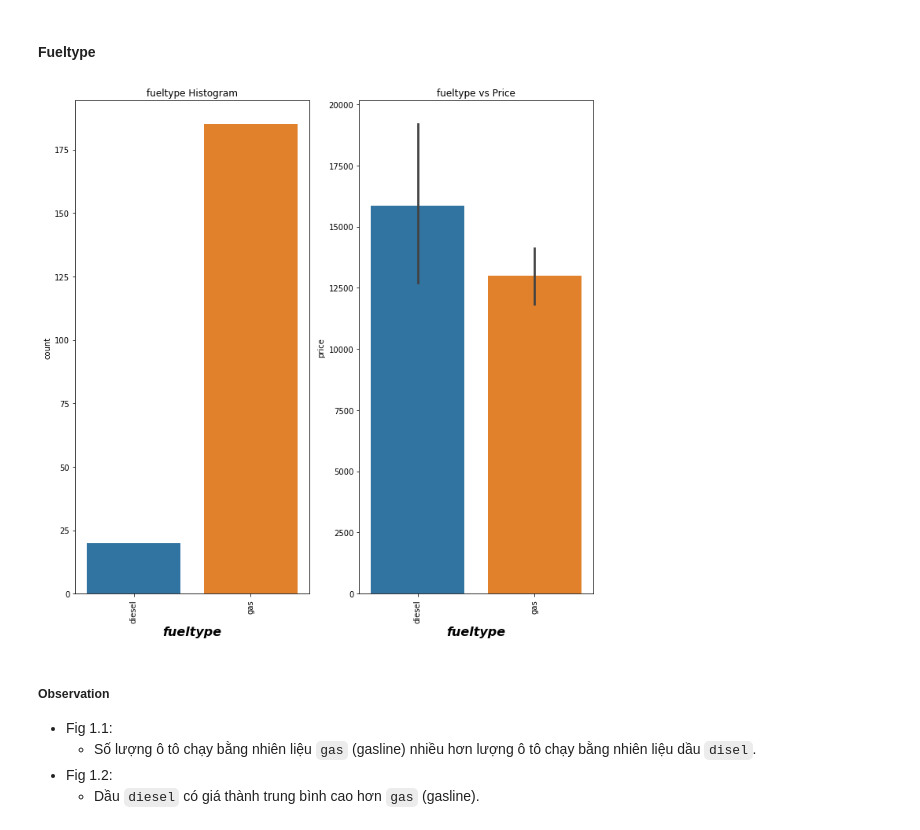
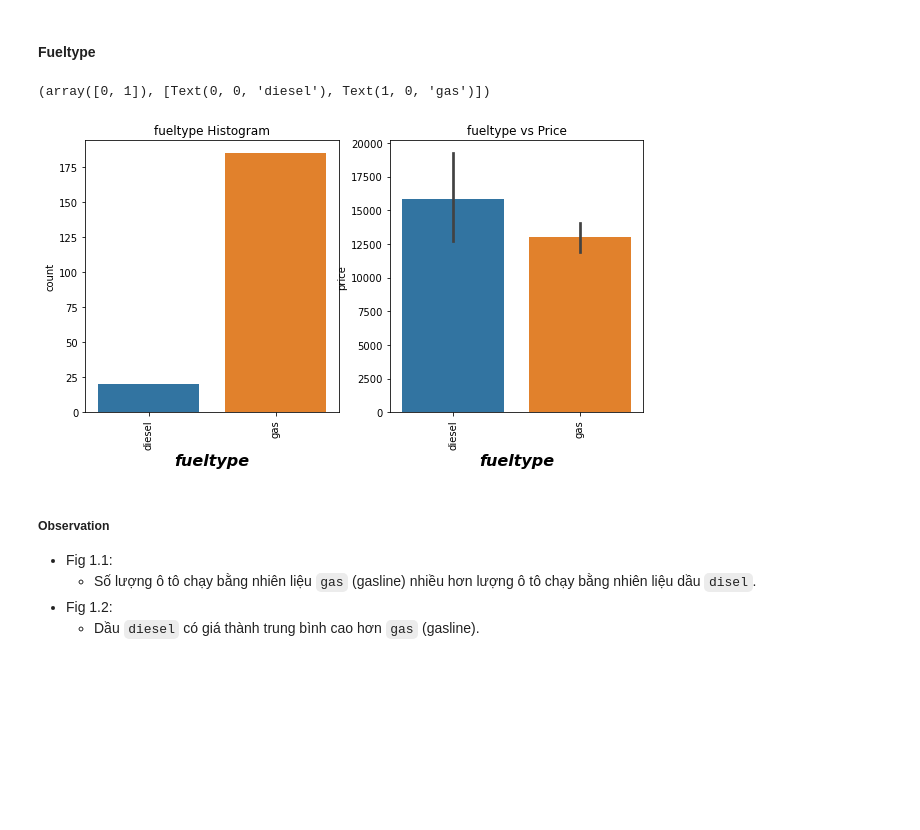
Before and after one commit to NgdHung31/Car-price, a Jupyter notebook: car-price-prediction-linear-regression-rfe.ipynb, the cells around one changed output. Drawn from its saved outputs; the diff is of its cells as text; code cells hidden in the pictures; blank space fills up the shorter version.

```diff
--- a/car-price-prediction-linear-regression-rfe.ipynb
+++ b/car-price-prediction-linear-regression-rfe.ipynb
@@ -350,27 +328,21 @@ plt.show()
 # %% [markdown]
 #### Fueltype
 # %%
-def plot_count(x,fig):
-    plt.subplot(1,2,fig)
-    plt.xlabel(x, size=16, fontstyle='italic', weight=900)
-    plt.title(x+' Histogram')
-    sns.countplot(cars[x])
-    plt.xticks(rotation= 90)
+plt.figure(figsize=(10,5))
+plt.subplot(1,2,1)
+plt.xlabel('fueltype', size=16, fontstyle='italic', weight=900)
+plt.title('fueltype Histogram')
+sns.countplot(cars.fueltype)
+plt.xticks(rotation= 90)
 
-    plt.subplot(1,2,(fig+1))
-    plt.xlabel(x, size=16, fontstyle='italic', weight=900)
-    plt.title(x+' vs Price')
-    sns.barplot(x=cars[x], y=cars.price)
-    plt.xticks(rotation= 90)
-
-
-plt.figure(figsize=(10,10))
-
-plot_count('fueltype', 1)
-
-plt.tight_layout()
+plt.subplot(1,2,2)
+plt.xlabel('fueltype', size=16, fontstyle='italic', weight=900)
+plt.title('fueltype vs Price')
+sns.barplot(x=cars.fueltype, y=cars.price)
+plt.xticks(rotation= 90)
 # %% [output]
+(array([0, 1]), [Text(0, 0, 'diesel'), Text(1, 0, 'gas')])
-[figure, old version]
+[figure, new version]
 # %% [markdown]
 ##### Observation
  - Fig 1.1:
```
Also changed, not shown: parts of 52 cells of this notebook.
